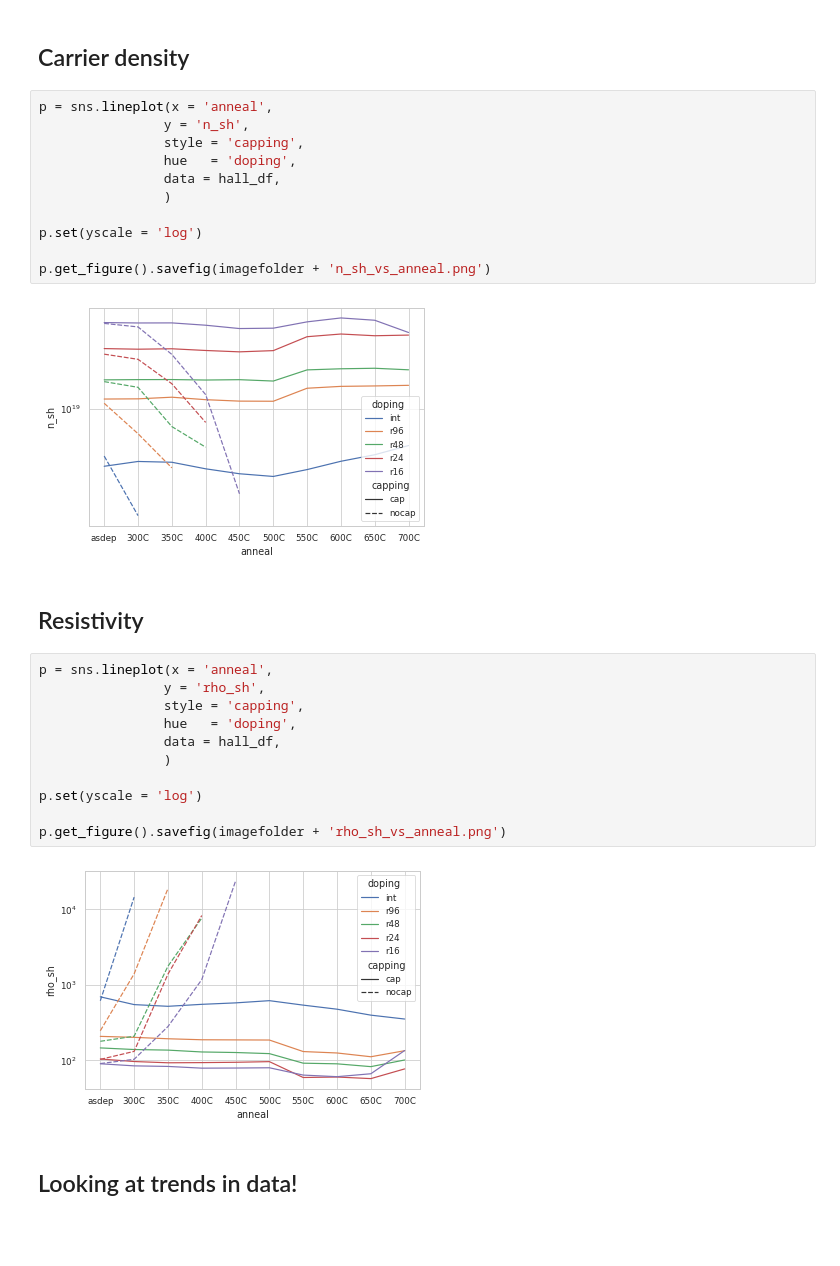
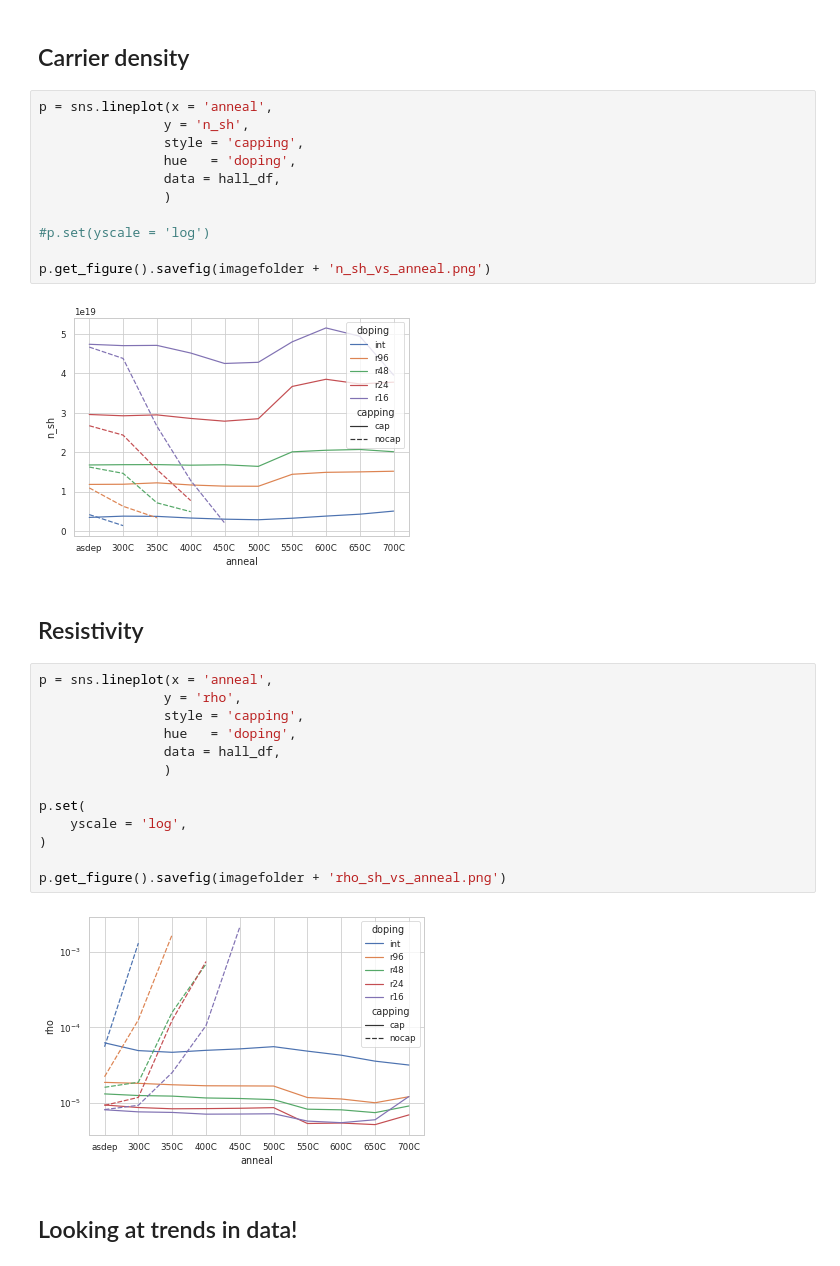
Before and after one commit to peltBartvan/msc-thesis, a Jupyter notebook: scripts/images.ipynb, the cells around one changed output. Cells and saved outputs as stored; diff of their text form; blank space fills up the shorter version.

```diff
--- a/scripts/images.ipynb
+++ b/scripts/images.ipynb
@@ -60,31 +84,33 @@ p.get_figure().savefig(imagefolder + 'mu_H_vs_anneal.png')
 # %%
 p = sns.lineplot(x = 'anneal',
                 y = 'n_sh',
                 style = 'capping',
                 hue   = 'doping',
                 data = hall_df,
                 )
 
-p.set(yscale = 'log')
+#p.set(yscale = 'log')
 
 p.get_figure().savefig(imagefolder + 'n_sh_vs_anneal.png')
 # %% [output]
-[figure, old version]
+[figure, new version]
 # %% [markdown]
 ## Resistivity
 # %%
 p = sns.lineplot(x = 'anneal',
-                y = 'rho_sh',
+                y = 'rho',
                 style = 'capping',
                 hue   = 'doping',
                 data = hall_df,
                 )
 
-p.set(yscale = 'log')
+p.set(
+    yscale = 'log',
+)
 
 p.get_figure().savefig(imagefolder + 'rho_sh_vs_anneal.png')
 # %% [output]
-[figure, old version]
+[figure, new version]
 # %% [markdown]
 ## Looking at trends in data!
 # %%
```
Also changed, not shown: parts of 14 cells of this notebook, 7 other files.
